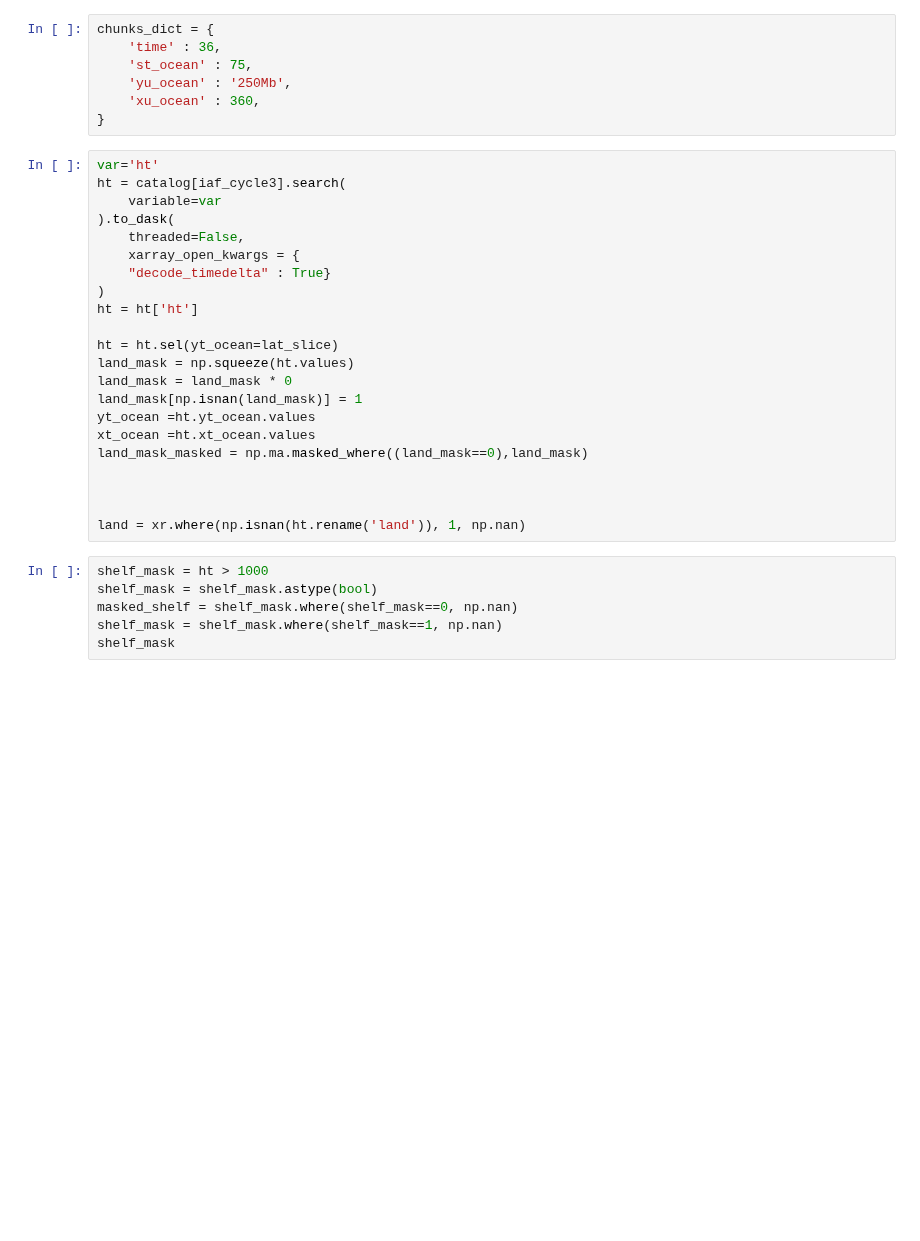
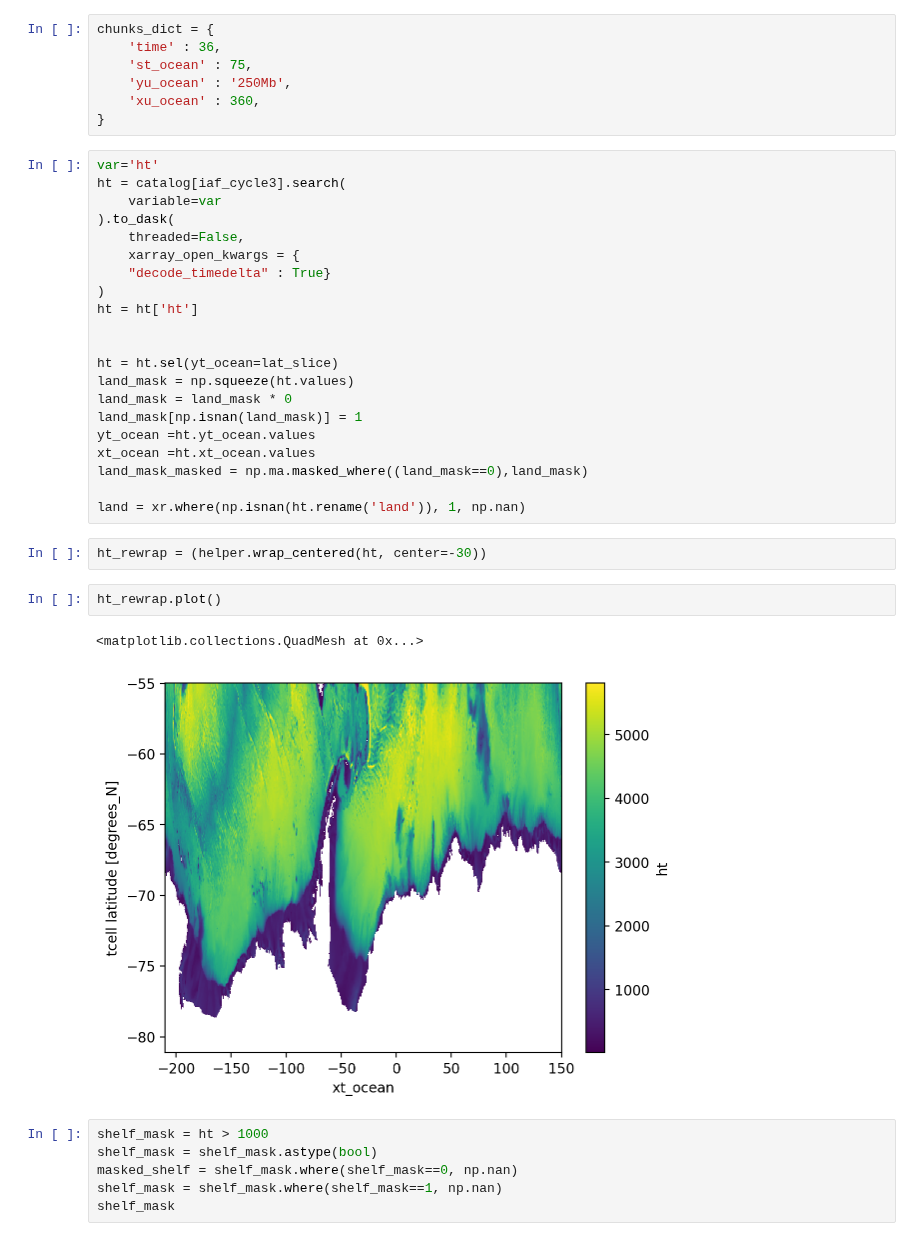
Before and after one commit to polinaesia/AABW_variability, a Jupyter notebook: Figure_model_validation_bottom.ipynb, the cells around one changed output. Cells and saved outputs as stored; diff of their text form; blank space fills up the shorter version.

```diff
--- a/Figure_model_validation_bottom.ipynb
+++ b/Figure_model_validation_bottom.ipynb
@@ -78,6 +105,7 @@ ht = catalog[iaf_cycle3].search(
 )
 ht = ht['ht']
 
+
 ht = ht.sel(yt_ocean=lat_slice)
 land_mask = np.squeeze(ht.values)
 land_mask = land_mask * 0
@@ -86,9 +114,14 @@ yt_ocean =ht.yt_ocean.values
 xt_ocean =ht.xt_ocean.values
 land_mask_masked = np.ma.masked_where((land_mask==0),land_mask)
 
-
-
 land = xr.where(np.isnan(ht.rename('land')), 1, np.nan)
+# %%
+ht_rewrap = (helper.wrap_centered(ht, center=-30))
+# %%
+ht_rewrap.plot()
+# %% [output]
+<matplotlib.collections.QuadMesh at 0x...>
+[figure, added]
 # %%
 shelf_mask = ht > 1000
 shelf_mask = shelf_mask.astype(bool)
```
Also changed, not shown: parts of 39 cells of this notebook, 9 other files.
